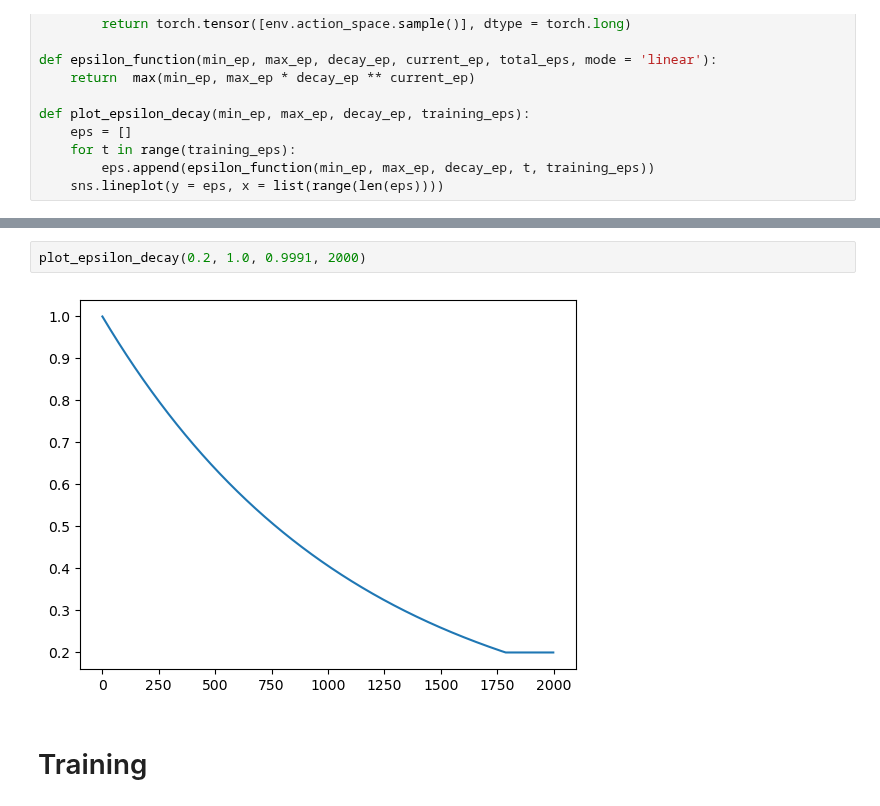
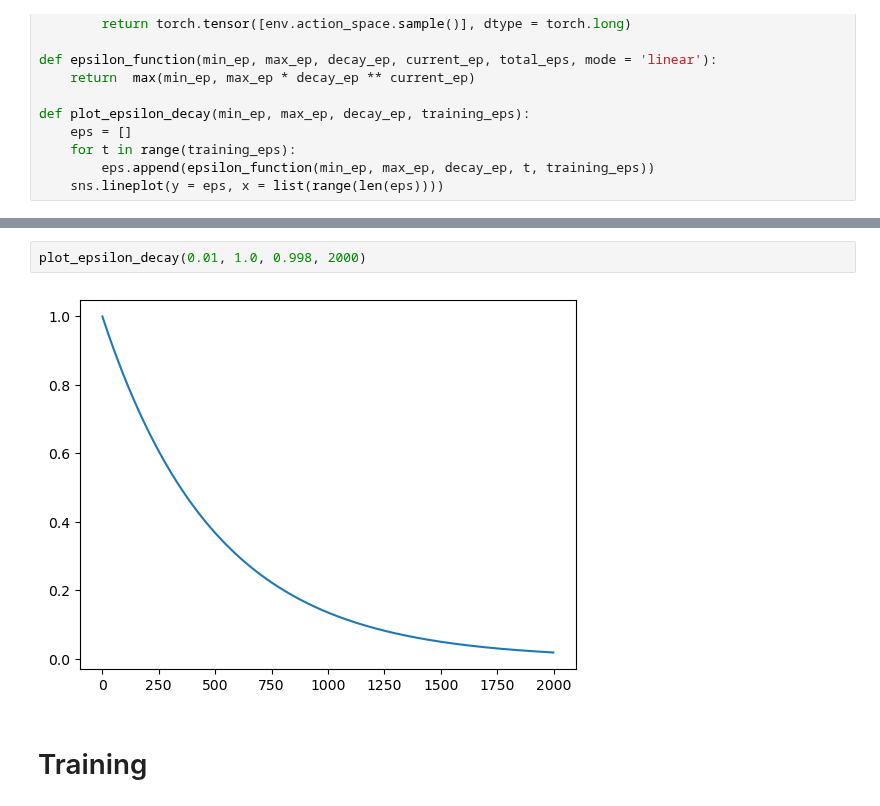
Before and after one commit to jameskn30/NLP_RNN, a Jupyter notebook: Reinforcement Learning/dqn/cartpole.ipynb, the cells around one changed output, grey strips where cells are left out. Cells and saved outputs as stored; diff of their text form.

```diff
--- a/Reinforcement Learning/dqn/cartpole.ipynb
+++ b/Reinforcement Learning/dqn/cartpole.ipynb
@@ -184,7 +199,7 @@ action n =  2
 # %%
-plot_epsilon_decay(0.2, 1.0, 0.9991, 2000)
+plot_epsilon_decay(0.01, 1.0, 0.998, 2000)
 # %% [output]
-[figure, old version]
+[figure, new version]
 # %% [markdown]
 # Training
 # %%
```
Also changed, not shown: parts of 8 cells of this notebook, 2 other files.
